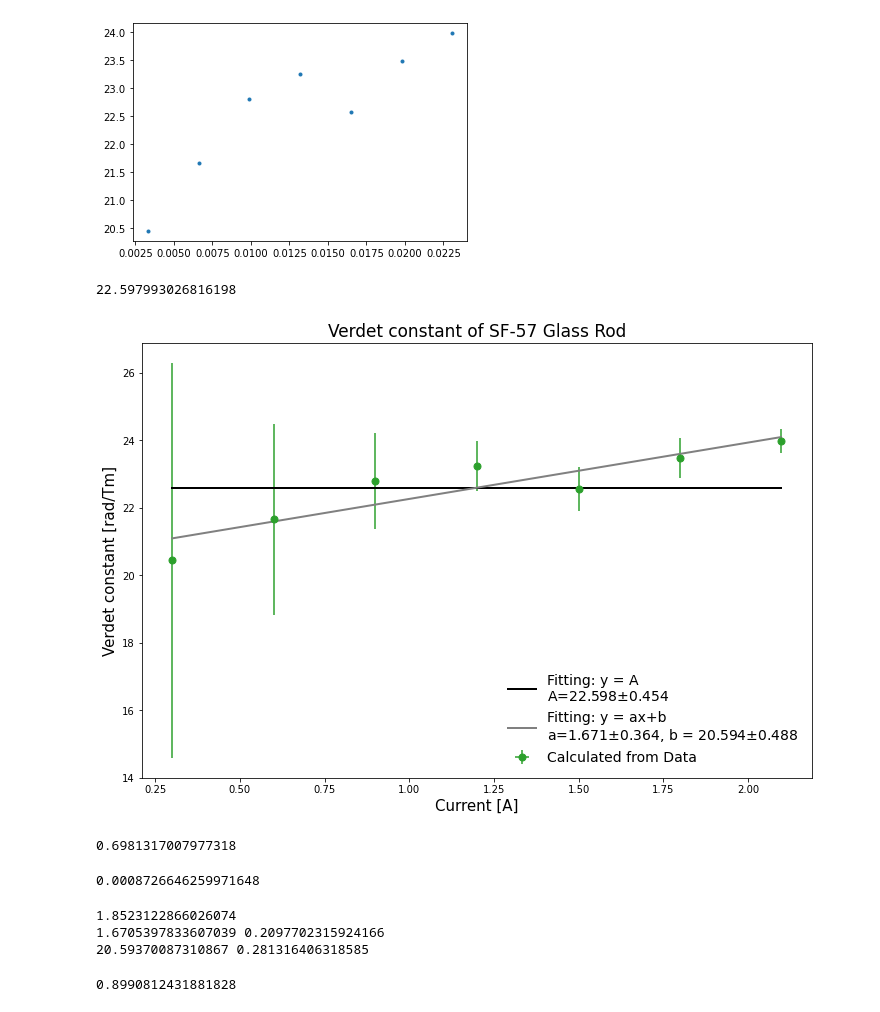
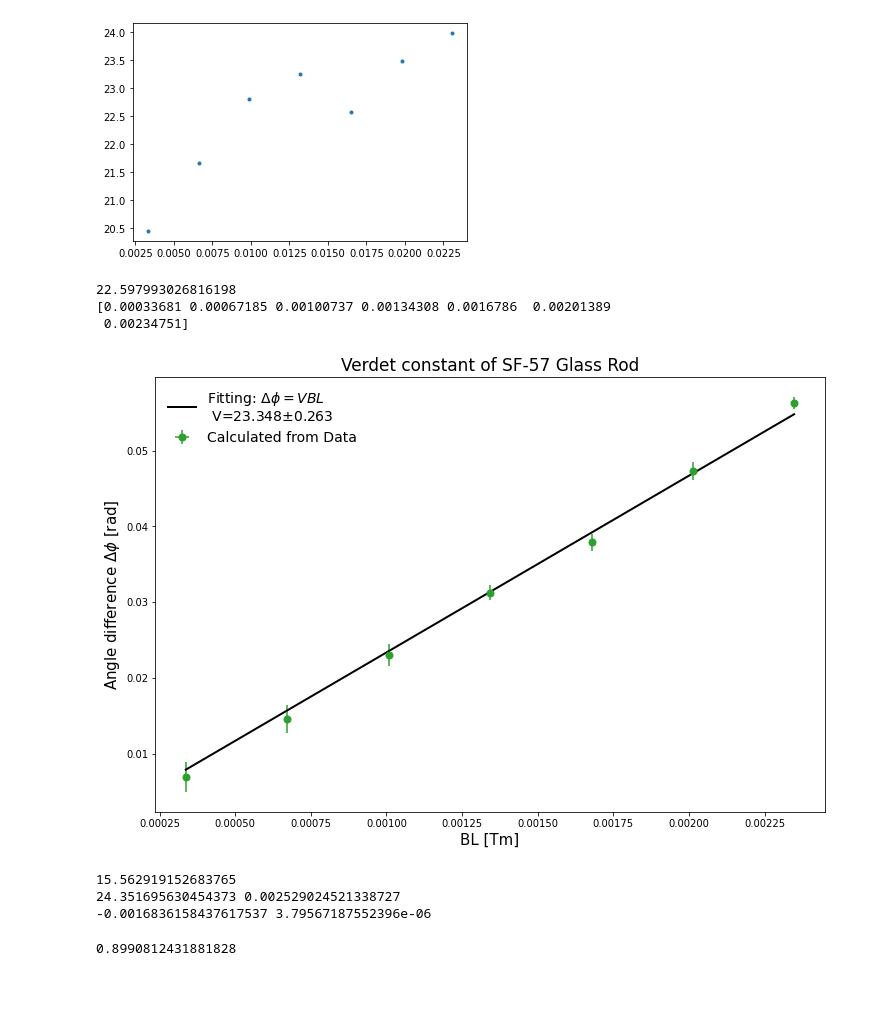
Before and after one commit to PanosEconomou/advanced-lab, a Jupyter notebook: 2.Faraday-Rotation/1.Lab-Data/2.FARADAY__Mar-01-2021__14-43-46/2.ANALYSIS.ipynb, the cells around one changed output. Cells and saved outputs as stored; diff of their text form; code cells hidden in the pictures.

Commit message:
figure

```diff
--- a/2.Faraday-Rotation/1.Lab-Data/2.FARADAY__Mar-01-2021__14-43-46/2.ANALYSIS.ipynb
+++ b/2.Faraday-Rotation/1.Lab-Data/2.FARADAY__Mar-01-2021__14-43-46/2.ANALYSIS.ipynb
@@ -67,7 +67,7 @@ alpha_std = 0.05*np.pi/180
 
 #print(data[0])
 
-phi = -alpha - theta + np.arccos(np.cos(alpha+theta)*np.sqrt(Vf/Vi))
+phi = np.abs(-alpha - theta + np.arccos(np.cos(alpha+theta)*np.sqrt(Vf/Vi)))
 
 df_dangle = -1-np.sqrt(Vf/Vi)*np.sin(alpha+theta)/np.sqrt(np.sqrt(Vf/Vi)-np.cos(alpha+theta)**2)
 print(df_dangle)
@@ -105,61 +105,51 @@ plt.plot(B,Verd,'.')
 
 # y = voltage
 # y_err = std dev of voltage (from oscilloscope)
 
-x = data[0]*1e-3
-x_err = data[1]*1e-6
+x = B*L
+x_err = np.sqrt((B*L_std)**2+(B_std*L)**2)
 
 Npts = 1000
 xlin = np.linspace(x[0],x[-1],Npts)
 
-y = Verd
-y_err = Verd_std# from micro to mili volts
+y = phi
+y_err = sigma_phi
 
 
 # Fit data with a line
 def fit(x,a):
-    return a+x-x
-def line(x,a,b):
-    return a*x+b
+    return a*x
 
-#params, pcov = curve_fit(fit,x,y,p0=[3.2,1/(17*np.pi),0])
+params, pcov = curve_fit(fit,x,y,p0=[24.3516956])
 
-params, pcov = curve_fit(fit,x,y)
-params_l, pcov_l = curve_fit(line,x,y)
 
-err_l = [np.sqrt(pcov_l[0][0]),np.sqrt(pcov_l[1][1])]
+#err = [np.sqrt(pcov[0][0]),np.sqrt(pcov[1][1])]
 
 # Define the figure and plot parameters
 fig = plt.figure(figsize=(12,8))
 ax = fig.add_subplot(111)
 ax.set_title('Verdet constant of SF-57 Glass Rod',fontsize=17)
-ax.set_xlabel('Current [A]',fontsize=15)
-ax.set_ylabel('Verdet constant [rad/Tm]',fontsize=15)
+ax.set_xlabel('BL [Tm]',fontsize=15)
+ax.set_ylabel('Angle difference $\Delta\phi$ [rad]',fontsize=15)
 
 y_avg = fit(x,*params)
 y_line = line(x,*params_l)
 # Plot the actual elements
 ax.errorbar(x,y,yerr = y_err, xerr = x_err, color = 'C2',ms = 7, fmt = 'o',label='Calculated from Data')
-ax.plot(xlin,fit(xlin,*params), color = 'black', lw = 2, label='Fitting: y = A\nA=%5.3f$\pm$%5.3f'%(params,np.sqrt(pcov)))
-ax.plot(xlin,line(xlin,*params_l), color = 'grey', lw = 2,
-        label='Fitting: y = ax+b\na=%5.3f$\pm$%5.3f'%(params_l[0],err_l[0])+', b = %5.3f$\pm$%5.3f'%(params_l[1],err_l[1]))
-
-ax.legend(fontsize = 14,loc='lower right',frameon=False)
+ax.plot(xlin,fit(xlin,*params), color = 'black', lw = 2,
+        label='Fitting: $\Delta\phi = VBL$\n V=%5.3f$\pm$%5.3f'%(params[0],np.sqrt(pcov)))
+#+'\nb=%5.3f$\pm$%5.3f'%(params[1],err[1])
+ax.legend(fontsize = 14,loc='best',frameon=False)
 print(np.sum(Verd)/len(Verd))
 # ax.grid()
-#fig.savefig("verdet_DC.png",dpi=300)
+fig.savefig("verdet_DC.png",dpi=300)
 slope = 1.671
+print(B*L)
 # %% [output]
 22.597993026816198
+[0.00033681 0.00067185 0.00100737 0.00134308 0.0016786  0.00201389
+ 0.00234751]
-[figure, old version]
+[figure, new version]
-# %%
-40*np.pi/180
-# %% [output]
-0.6981317007977318
-# %%
-0.05*np.pi/180
-# %% [output]
-0.0008726646259971648
 # %%
 # fitting w/ fos lab
 # Error analysis
@@ -203,7 +193,7 @@ def a_c(x,y,est):
 
     return a_cu(x,y,est)*(ss/delta)**0.5
 
-fitt = lambda x: m*x + b
+fitt = lambda x: m*x
 
 # Get fit
 m, b = np.polyfit(x, y, 1)
@@ -214,9 +204,9 @@ print(chi)
 print(m,am)
 print(b,ac)
 # %% [output]
-1.8523122866026074
-1.6705397833607039 0.2097702315924166
-20.59370087310867 0.281316406318585
+15.562919152683765
+24.351695630454373 0.002529024521338727
+-0.0016836158437617537 3.79567187552396e-06
 # %%
 #pearson correlation coefficient
 avg = np.sum((y-y_avg)**2)
```
Also changed, not shown: 2 other files.
